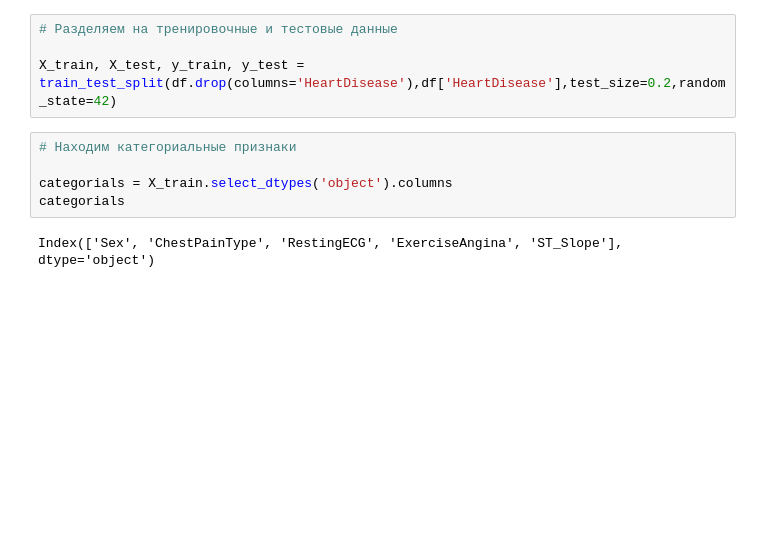
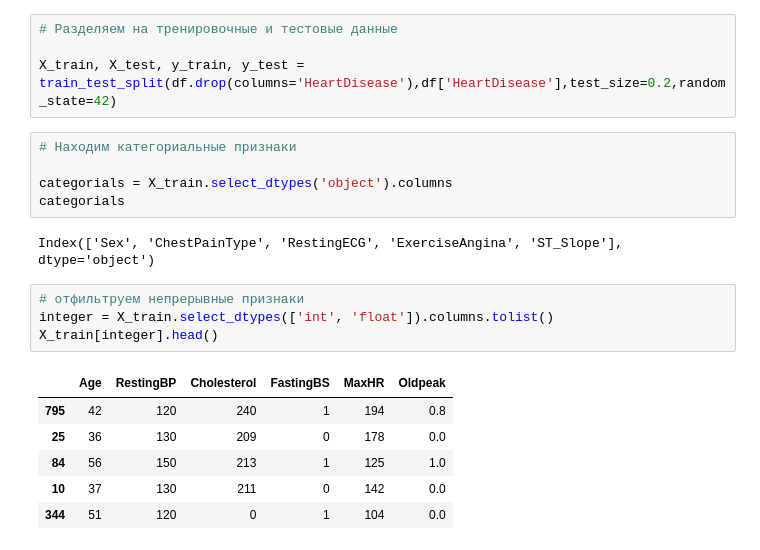
Before and after one commit to OVP2023/ML, a Jupyter notebook: ensemble_dz.ipynb, the cells around one changed output. Saved outputs shown, nothing was run; the diff lists cells and outputs as text; blank space fills up the shorter version.

```diff
--- a/ensemble_dz.ipynb
+++ b/ensemble_dz.ipynb
@@ -84,3 +84,14 @@ categorials = X_train.select_dtypes('object').columns
 categorials
 # %% [output]
 Index(['Sex', 'ChestPainType', 'RestingECG', 'ExerciseAngina', 'ST_Slope'], dtype='object')
+# %%
+# отфильтруем непрерывные признаки
+integer = X_train.select_dtypes(['int', 'float']).columns.tolist()
+X_train[integer].head()
+# %% [output]
+|  | Age | RestingBP | Cholesterol | FastingBS | MaxHR | Oldpeak |
+| 795 | 42 | 120 | 240 | 1 | 194 | 0.8 |
+| 25 | 36 | 130 | 209 | 0 | 178 | 0.0 |
+| 84 | 56 | 150 | 213 | 1 | 125 | 1.0 |
+| 10 | 37 | 130 | 211 | 0 | 142 | 0.0 |
+| 344 | 51 | 120 | 0 | 1 | 104 | 0.0 |
```
Also changed, not shown: parts of 13 cells of this notebook.
